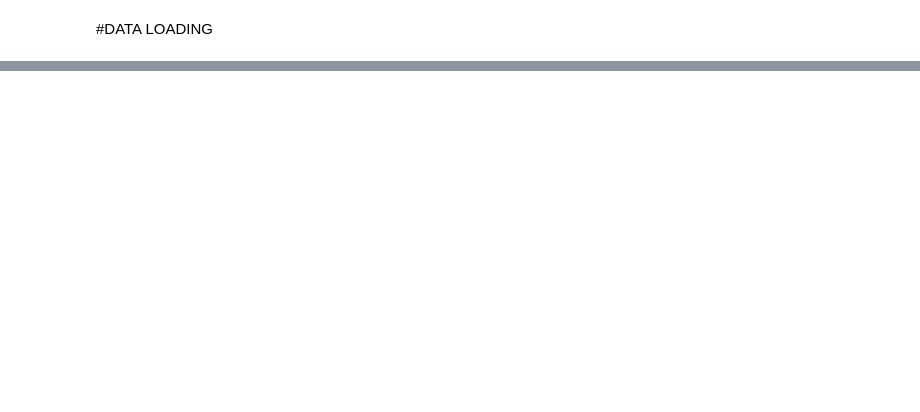
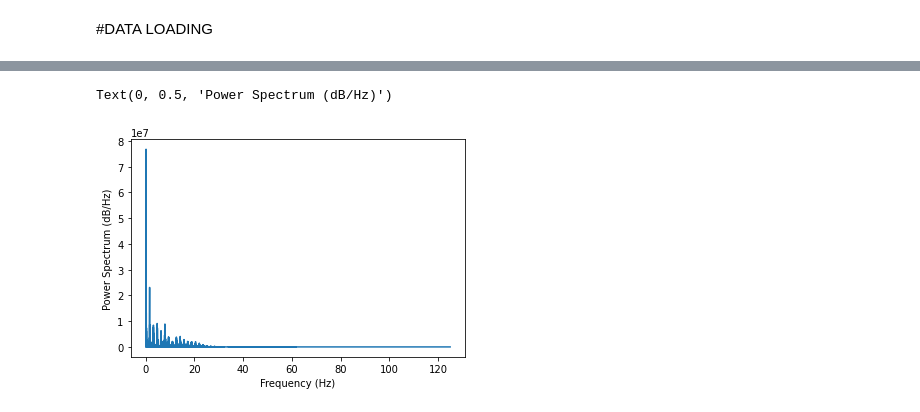
Before and after one commit to alice202122/AI_PROJECT, a Jupyter notebook: AI_Assignment.ipynb, the cells around one changed output, grey strips where cells are left out. Drawn from its saved outputs; the diff is of its cells as text; code cells hidden in the pictures; blank space fills up the shorter version.

```diff
--- a/AI_Assignment.ipynb
+++ b/AI_Assignment.ipynb
@@ -139,0 +209,6 @@ plt.show()
+# %%
+ECGs_up = ECGs128_up                      # new array of upsampled ECGs
+for patient in range(len(ECGs_250)):      # scroll patient by patient
+  ECGs_up.append(ECGs_250[patient])       # append the ECGs at 250 Hz
+num_files = len(ECGs_up)
+num_files                                 # checking all files have been stored
@@ -139,0 +217,6 @@ plt.show()
+# %%
+data_up = []                                                                     # list initialization
+row = []                                                                         # list initialization
+for patient in range(num_files):                                                 # scrolls patient by patient
+  row = [ ECGs_up[patient], Rpks[patient], beats_anns[patient] ]                 # store ECG upsampled, R peaks location, beats annotation for each patient in a row
+  data_up.append(row)                                                            # store row in a list
@@ -139,0 +229,15 @@ plt.show()
+# %%
+patient = 0
+ECG = 0
+Ilead = 0
+ECG = data_up[patient][ECG][:,Ilead]       # ECG I lead from patient S001_128 (S001_250)
+
+fs = 250                                                          # sampling frequency (Hz)
+delta_fs = 1/fs                                                   # sampling interval (s)
+duration = int(delta_fs*len(ECG))                                 # signal duration (s)
+samples = duration*fs                                             # number of samples
+time_vec = np.linspace(0, duration, samples, endpoint=False)      # time vector
+
+plot(time_vec, ECG)
+xlabel('Time (s)')
+ylabel('Amplitude (V)')
@@ -139,0 +247,16 @@ plt.show()
+# %%
+def power_spectrum(data, sampling_rate):
+  fourier_transform = np.fft.rfft(data)                                 # FFT computation
+  abs_fourier_transform = np.abs(fourier_transform)                     # FFT absolute value
+  power_spectrum = np.square(abs_fourier_transform)                     # power spectrum
+  frequency = np.linspace(0, sampling_rate/2, len(power_spectrum))      # vector of frequencies
+
+  return frequency, power_spectrum
+# %%
+ECG_f, ECG_ps = power_spectrum(ECG, fs)
+plt.plot(ECG_f, ECG_ps)
+plt.xlabel('Frequency (Hz)')
+plt.ylabel('Power Spectrum (dB/Hz)')
+# %% [output]
+Text(0, 0.5, 'Power Spectrum (dB/Hz)')
+[figure, added]
```
Also changed, not shown: parts of 103 cells of this notebook.
